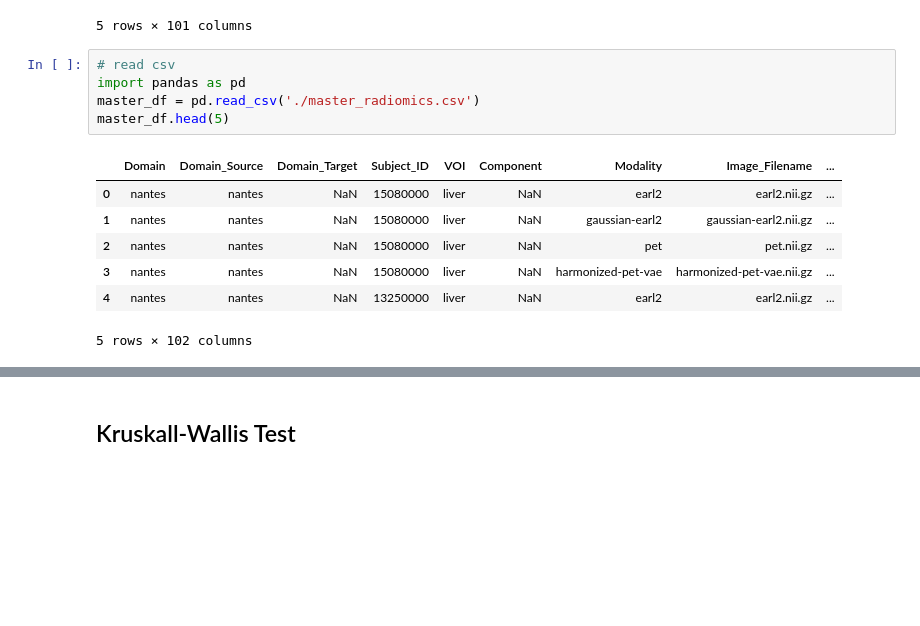
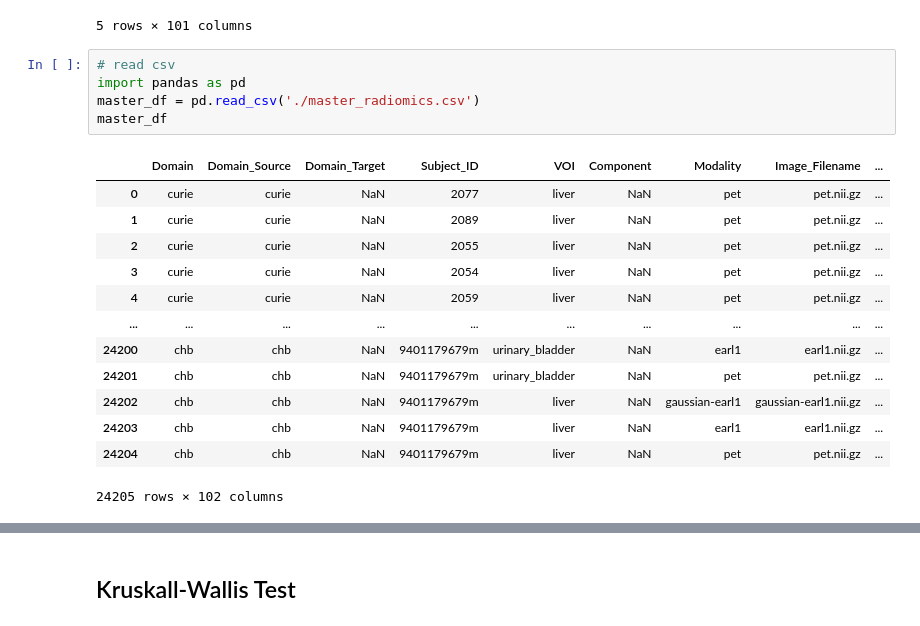
Before and after one commit to Arksyd96/federated-pet-harmonization, a Jupyter notebook: notebooks/evaluate_harmonization_radiomics.ipynb, the cells around one changed output, grey strips where cells are left out. Cells and saved outputs as stored; diff of their text form; blank space fills up the shorter version.

```diff
--- a/notebooks/evaluate_harmonization_radiomics.ipynb
+++ b/notebooks/evaluate_harmonization_radiomics.ipynb
@@ -77,16 +77,22 @@ Total des colonnes: 101
 # %%
 # read csv
 import pandas as pd
 master_df = pd.read_csv('./master_radiomics.csv')
-master_df.head(5)
+master_df
 # %% [output]
 |  | Domain | Domain_Source | Domain_Target | Subject_ID | VOI | Component | Modality | Image_Filename | ... |
-| 0 | nantes | nantes | NaN | 15080000 | liver | NaN | earl2 | earl2.nii.gz | ... |
-| 1 | nantes | nantes | NaN | 15080000 | liver | NaN | gaussian-earl2 | gaussian-earl2.nii.gz | ... |
-| 2 | nantes | nantes | NaN | 15080000 | liver | NaN | pet | pet.nii.gz | ... |
-| 3 | nantes | nantes | NaN | 15080000 | liver | NaN | harmonized-pet-vae | harmonized-pet-vae.nii.gz | ... |
-| 4 | nantes | nantes | NaN | 13250000 | liver | NaN | earl2 | earl2.nii.gz | ... |
+| 0 | curie | curie | NaN | 2077 | liver | NaN | pet | pet.nii.gz | ... |
+| 1 | curie | curie | NaN | 2089 | liver | NaN | pet | pet.nii.gz | ... |
+| 2 | curie | curie | NaN | 2055 | liver | NaN | pet | pet.nii.gz | ... |
+| 3 | curie | curie | NaN | 2054 | liver | NaN | pet | pet.nii.gz | ... |
+| 4 | curie | curie | NaN | 2059 | liver | NaN | pet | pet.nii.gz | ... |
+| ... | ... | ... | ... | ... | ... | ... | ... | ... | ... |
+| 24200 | chb | chb | NaN | 9401179679m | urinary_bladder | NaN | earl1 | earl1.nii.gz | ... |
+| 24201 | chb | chb | NaN | 9401179679m | urinary_bladder | NaN | pet | pet.nii.gz | ... |
+| 24202 | chb | chb | NaN | 9401179679m | liver | NaN | gaussian-earl1 | gaussian-earl1.nii.gz | ... |
+| 24203 | chb | chb | NaN | 9401179679m | liver | NaN | earl1 | earl1.nii.gz | ... |
+| 24204 | chb | chb | NaN | 9401179679m | liver | NaN | pet | pet.nii.gz | ... |
-5 rows × 102 columns
+24205 rows × 102 columns
 # %%
 import pandas as pd
 
```
Also changed, not shown: parts of 8 cells of this notebook, 2 other files.
